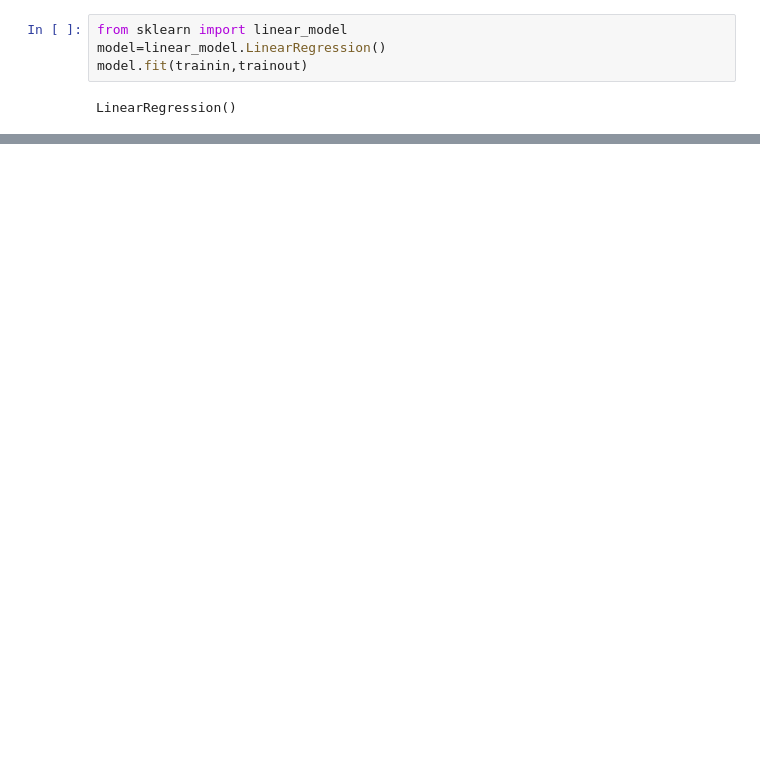
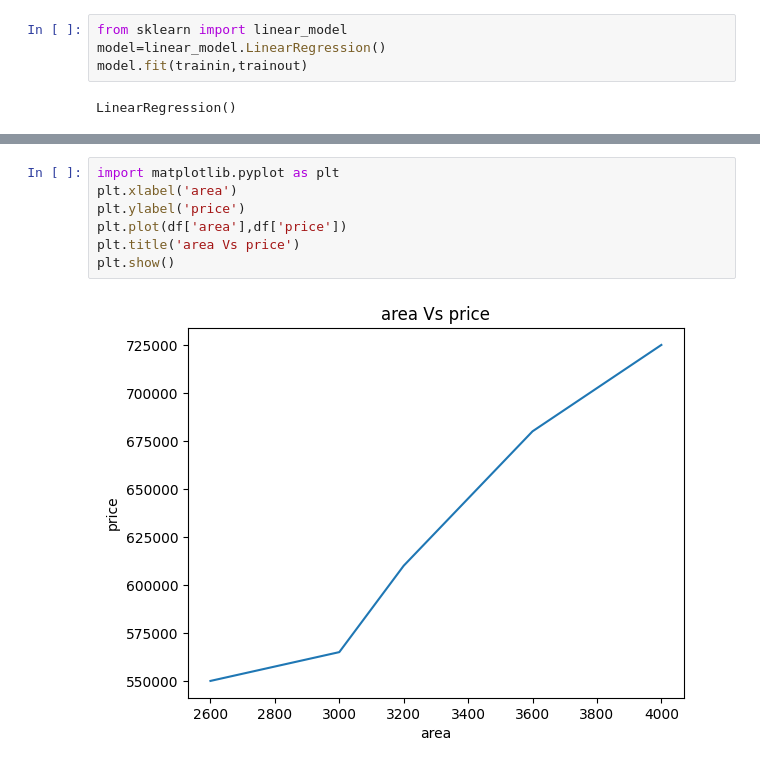
Before and after one commit to KirtiNayak11/ML, a Jupyter notebook: AreaVsPrice.ipynb, the cells around one changed output, grey strips where cells are left out. Saved outputs shown, nothing was run; the diff lists cells and outputs as text; blank space fills up the shorter version.

```diff
--- a/AreaVsPrice.ipynb
+++ b/AreaVsPrice.ipynb
@@ -72,0 +75,9 @@ plt.show()
+# %%
+import matplotlib.pyplot as plt
+plt.xlabel('area')
+plt.ylabel('price')
+plt.plot(df['area'],df['price'])
+plt.title('area Vs price')
+plt.show()
+# %% [output]
+[figure, added]
```
Also changed, not shown: parts of 9 cells of this notebook.
